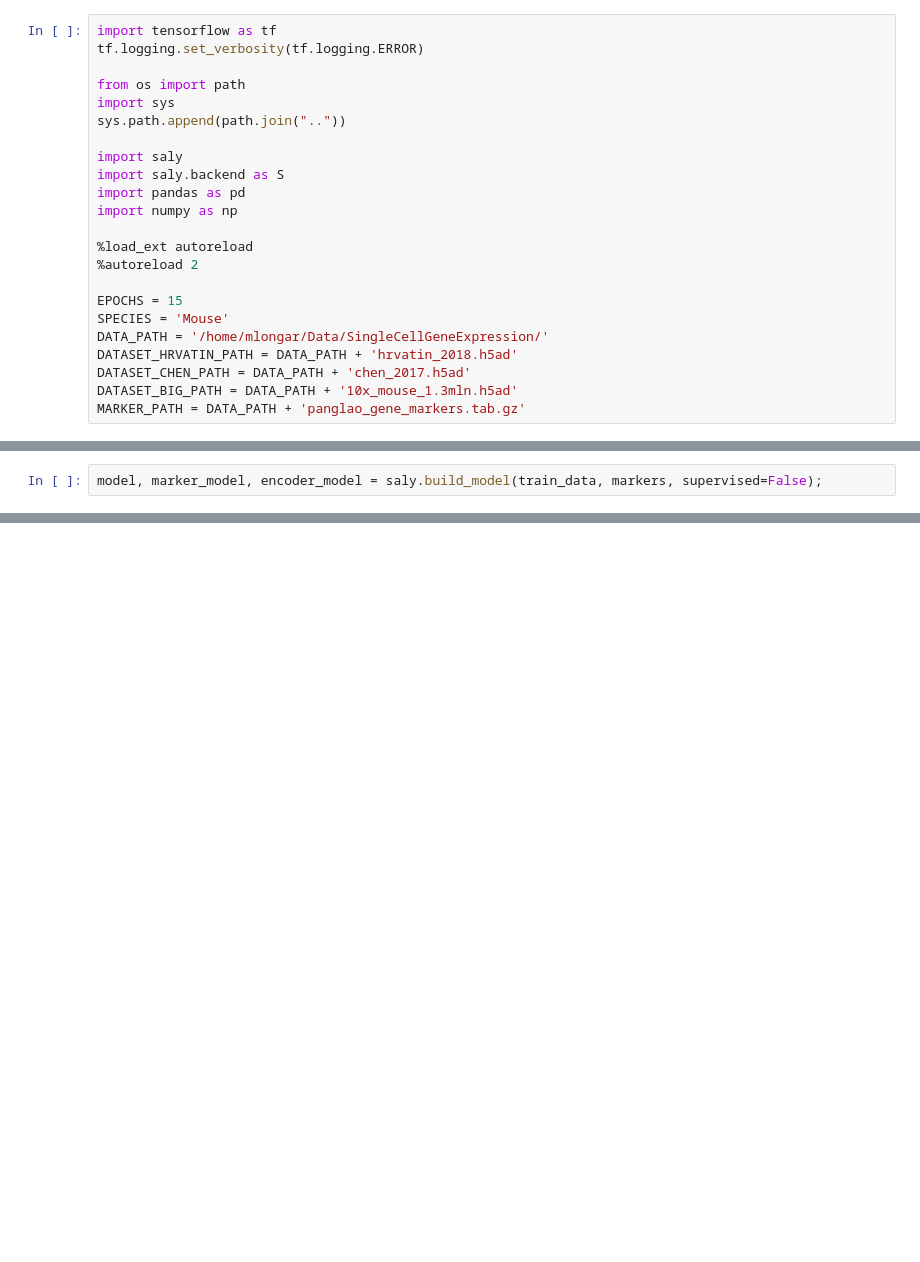
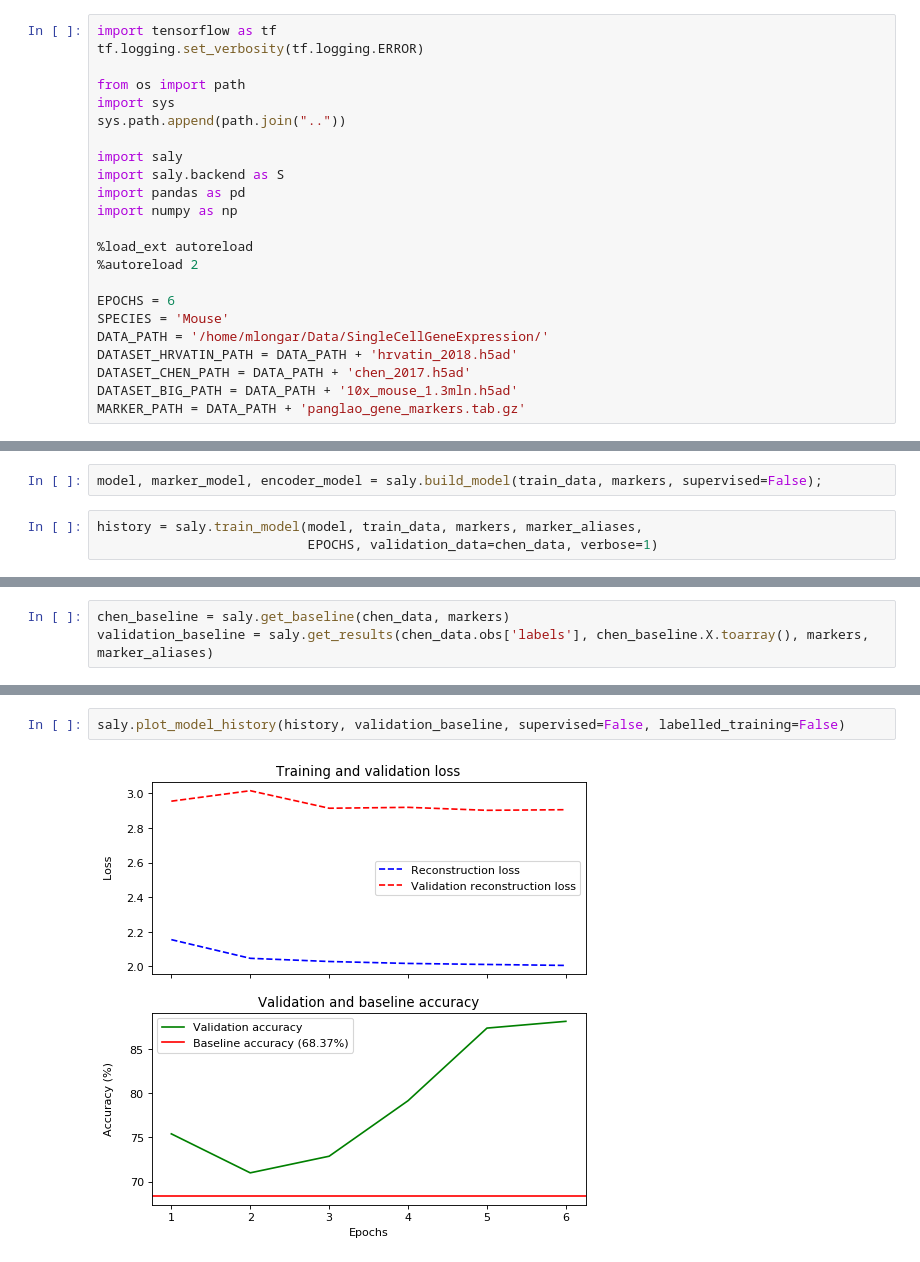
Before and after one commit to LongarMD/MarkerGenes, a Jupyter notebook: Experiments/Experiment1_Brain.ipynb, the cells around one changed output, grey strips where cells are left out. Cells and saved outputs as stored; diff of their text form; blank space fills up the shorter version.

Commit message:
Adds baseline to plot

```diff
--- a/Experiments/Experiment1_Brain.ipynb
+++ b/Experiments/Experiment1_Brain.ipynb
@@ -14,7 +14,7 @@ import numpy as np
 %load_ext autoreload
 %autoreload 2
 
-EPOCHS = 15
+EPOCHS = 6
 SPECIES = 'Mouse'
 DATA_PATH = '/home/mlongar/Data/SingleCellGeneExpression/'
 DATASET_HRVATIN_PATH = DATA_PATH + 'hrvatin_2018.h5ad'
@@ -86,3 +86,6 @@ chen_data = S.normalize_data(chen_data.copy())
 hrvatin_data = S.normalize_data(hrvatin_data.copy())
 # %%
 model, marker_model, encoder_model = saly.build_model(train_data, markers, supervised=False);
+# %%
+history = saly.train_model(model, train_data, markers, marker_aliases,
+                           EPOCHS, validation_data=chen_data, verbose=1)
@@ -88,0 +106,3 @@ model, marker_model, encoder_model = saly.build_model(train_data, markers, super
+# %%
+chen_baseline = saly.get_baseline(chen_data, markers)
+validation_baseline = saly.get_results(chen_data.obs['labels'], chen_baseline.X.toarray(), markers, marker_aliases)
@@ -89,2 +131,6 @@ model, marker_model, encoder_model = saly.build_model(train_data, markers, super
+# %%
+saly.plot_model_history(history, validation_baseline, supervised=False, labelled_training=False)
+# %% [output]
+[figure, added]
 # %%
 chen_cell_activations = marker_model.predict(chen_data.X)
```
Also changed, not shown: parts of 12 cells of this notebook, 2 other files.
